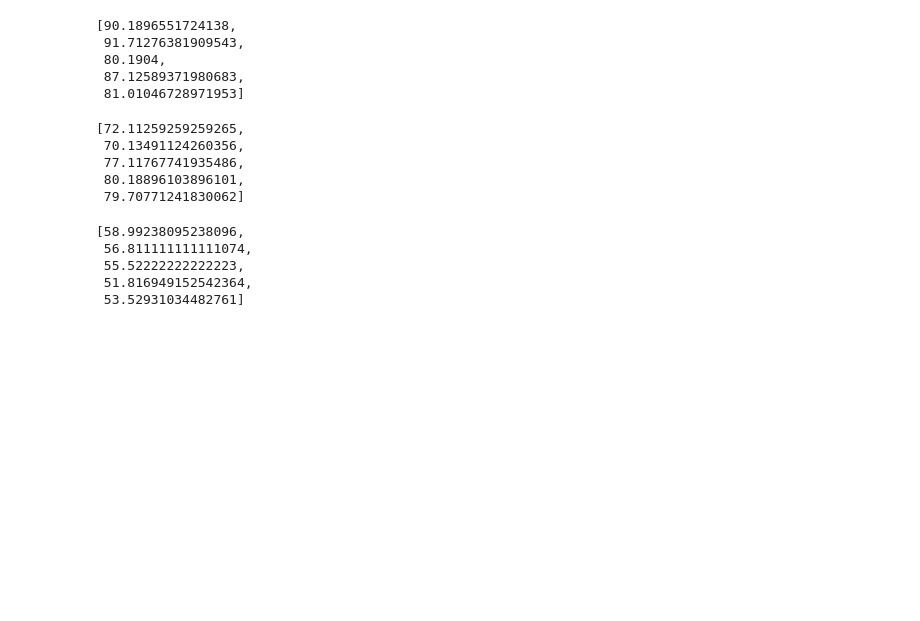
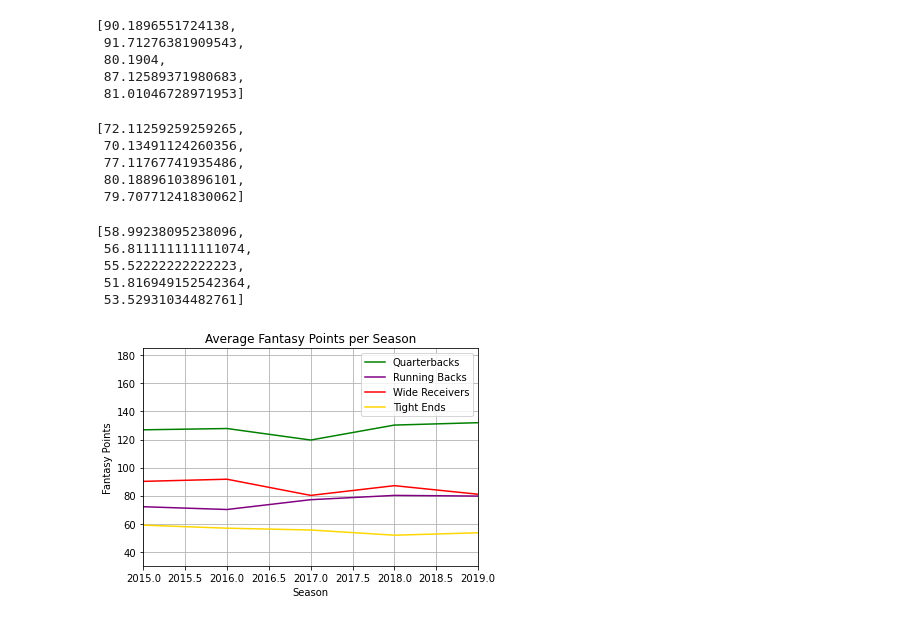
Before and after one commit to tiffanyharris711/pandasy-football, a Jupyter notebook: Pandamonium/Position_Yearly_Points.ipynb, the cells around one changed output. Saved outputs shown, nothing was run; the diff lists cells and outputs as text; code cells hidden in the pictures; blank space fills up the shorter version.

Commit message:
Position Graphs

```diff
--- a/Pandamonium/Position_Yearly_Points.ipynb
+++ b/Pandamonium/Position_Yearly_Points.ipynb
@@ -7,9 +7,9 @@ import matplotlib as plt
 import numpy as np
 # %%
 csvfile19 = "./Resources/2019.csv"
-csv_df19 = pd.read_csv(csvfile)
+csv_df19 = pd.read_csv(csvfile19)
 csv_df19["Year"] = "2019"
-len(csv_df)
+len(csv_df19)
 # %% [output]
 620
 # %%
@@ -41,7 +41,7 @@ len(csv_df15)
 # %% [output]
 595
 # %%
-combined_df = csv_df.append(csv_df18)
+combined_df = csv_df19.append(csv_df18)
 combined_df = combined_df.append(csv_df17)
 combined_df = combined_df.append(csv_df16)
 combined_df = combined_df.append(csv_df15)
@@ -145,3 +145,19 @@ TE_points
  55.52222222222223,
  51.816949152542364,
  53.52931034482761]
+# %%
+time = np.arange(2015,2020,1).astype(int)
+QBs, = plt.plot(time, QB_points, color = "green", label = "Quarterbacks")
+RBs, = plt.plot(time, RB_points, color = "purple", label = "Running Backs")
+WRs, = plt.plot(time, WR_points, color = "red", label = "Wide Receivers")
+TEs, = plt.plot(time, TE_points, color = "gold", label = "Tight Ends")
+plt.title("Average Fantasy Points per Season")
+plt.xlabel("Season")
+plt.ylabel("Fantasy Points")
+plt.xlim(2015,2019)
+plt.ylim(30,185)
+plt.legend(handles=[QBs, RBs, WRs, TEs], loc="upper right")
+plt.grid()
+plt.show()
+# %% [output]
+[figure, added]
```
Also changed, not shown: parts of 1 cell of this notebook, 7 other files.
